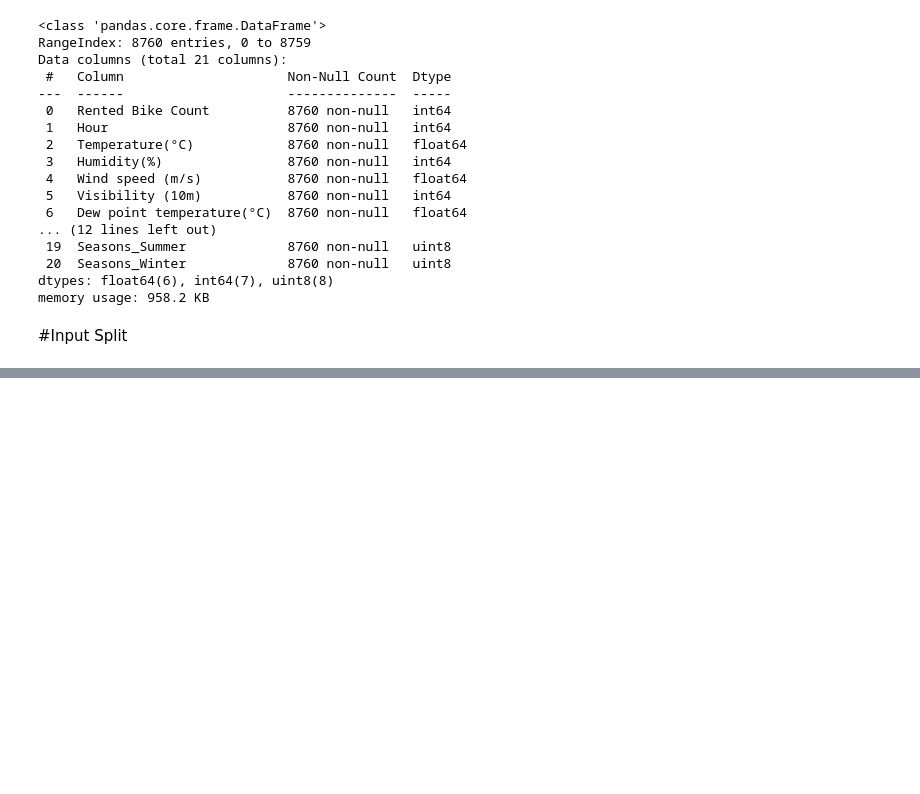
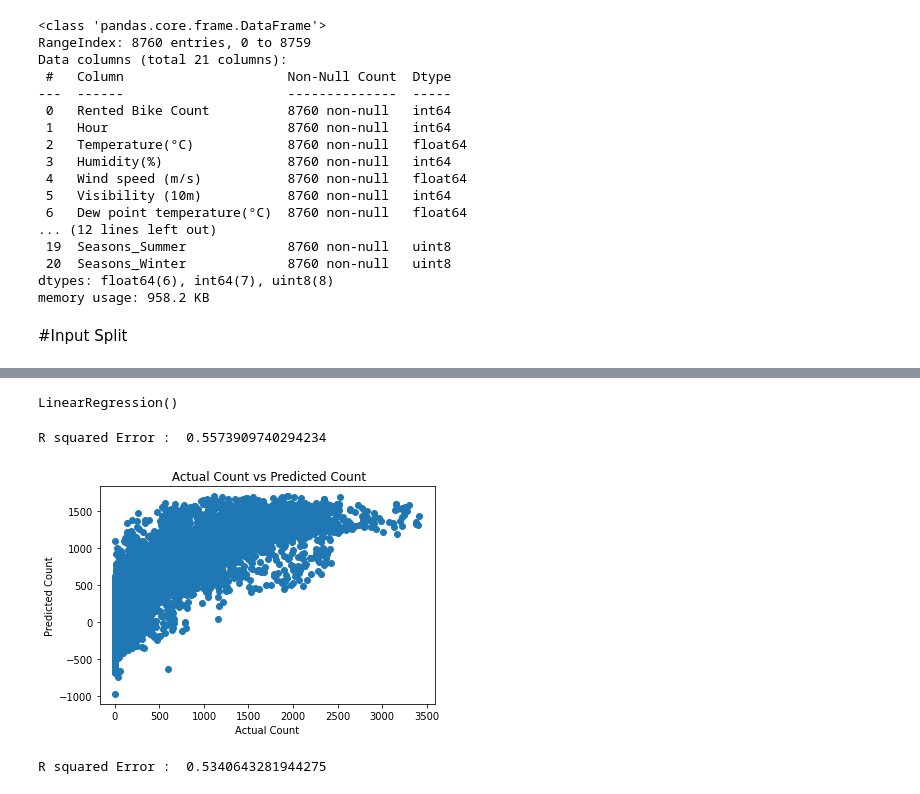
Before and after one commit to soniya1993/Bike-Sharing-Demand-Prediction-, a Jupyter notebook: Bike_Sharing_Demand_Prediction_Capstone_Project_2.ipynb, the cells around one changed output, grey strips where cells are left out. Saved outputs shown, nothing was run; the diff lists cells and outputs as text; code cells hidden in the pictures; blank space fills up the shorter version.

Commit message:
model training by applying linear regression

```diff
--- a/Bike_Sharing_Demand_Prediction_Capstone_Project_2.ipynb
+++ b/Bike_Sharing_Demand_Prediction_Capstone_Project_2.ipynb
@@ -353,3 +353,6 @@ dtypes: float64(6), int64(7), uint8(8)
 memory usage: 958.2 KB
 # %% [markdown]
 #Input Split
+# %%
+X = one_hot_encoded_data.drop(columns=['Rented Bike Count'], axis=1)
+y = one_hot_encoded_data['Rented Bike Count']
@@ -355,0 +366,24 @@ memory usage: 958.2 KB
+# %%
+from sklearn.model_selection import train_test_split
+x_train, x_test, y_train, y_test = train_test_split(X, y, test_size=0.25, random_state=42)
+# %%
+reg =LinearRegression()
+reg.fit(x_train,y_train)
+# %% [output]
+LinearRegression()
+# %%
+# prediction on Training data
+training_data_prediction = reg.predict(x_train)
+# %%
+error_score = metrics.r2_score(y_train, training_data_prediction)
+print("R squared Error : ", error_score)
+# %% [output]
+R squared Error :  0.5573909740294234
+# %%
+plt.scatter(y_train, training_data_prediction)
+plt.xlabel("Actual Count")
+plt.ylabel("Predicted Count")
+plt.title(" Actual Count vs Predicted Count")
+plt.show()
+# %% [output]
+[figure, added]
@@ -355,0 +393,6 @@ memory usage: 958.2 KB
+# %%
+# R squared Error
+error_score = metrics.r2_score(y_test, test_data_prediction)
+print("R squared Error : ", error_score)
+# %% [output]
+R squared Error :  0.5340643281944275
```
Also changed, not shown: parts of 4 cells of this notebook.
